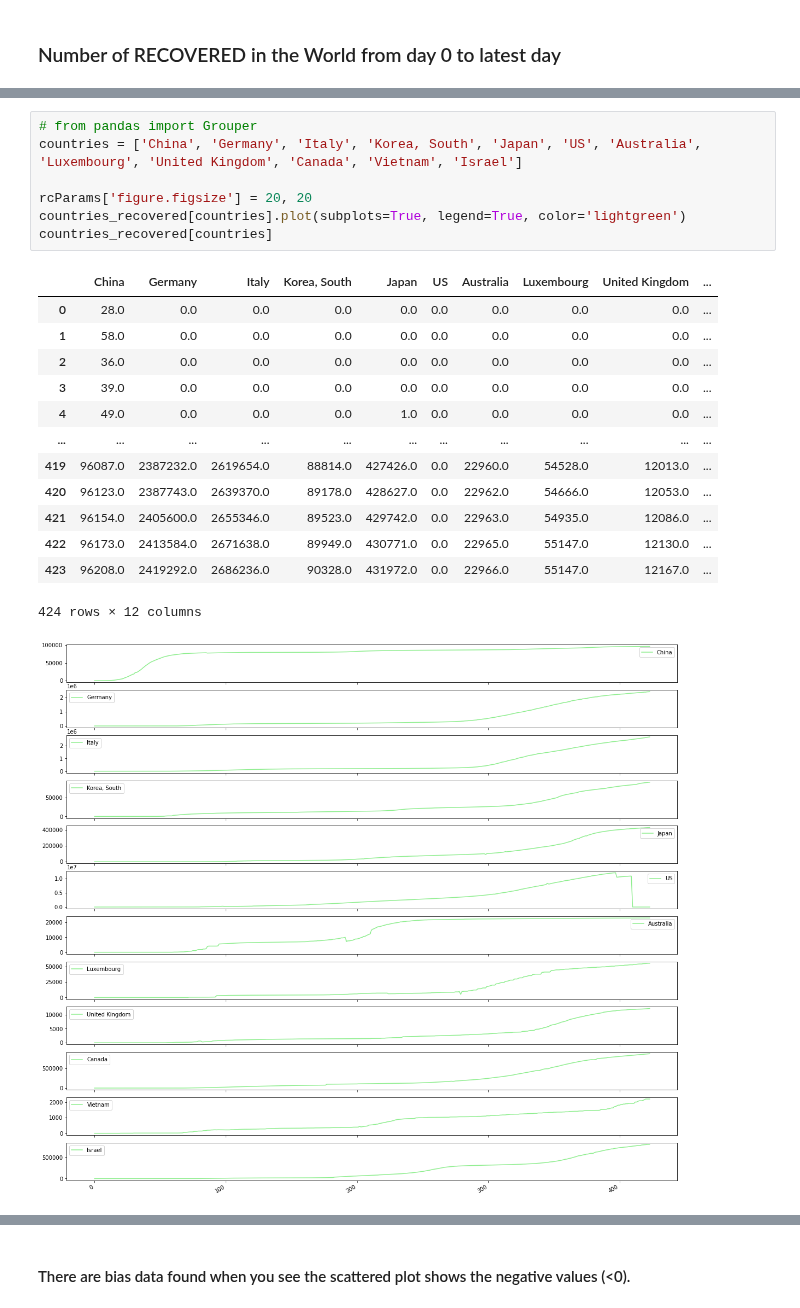
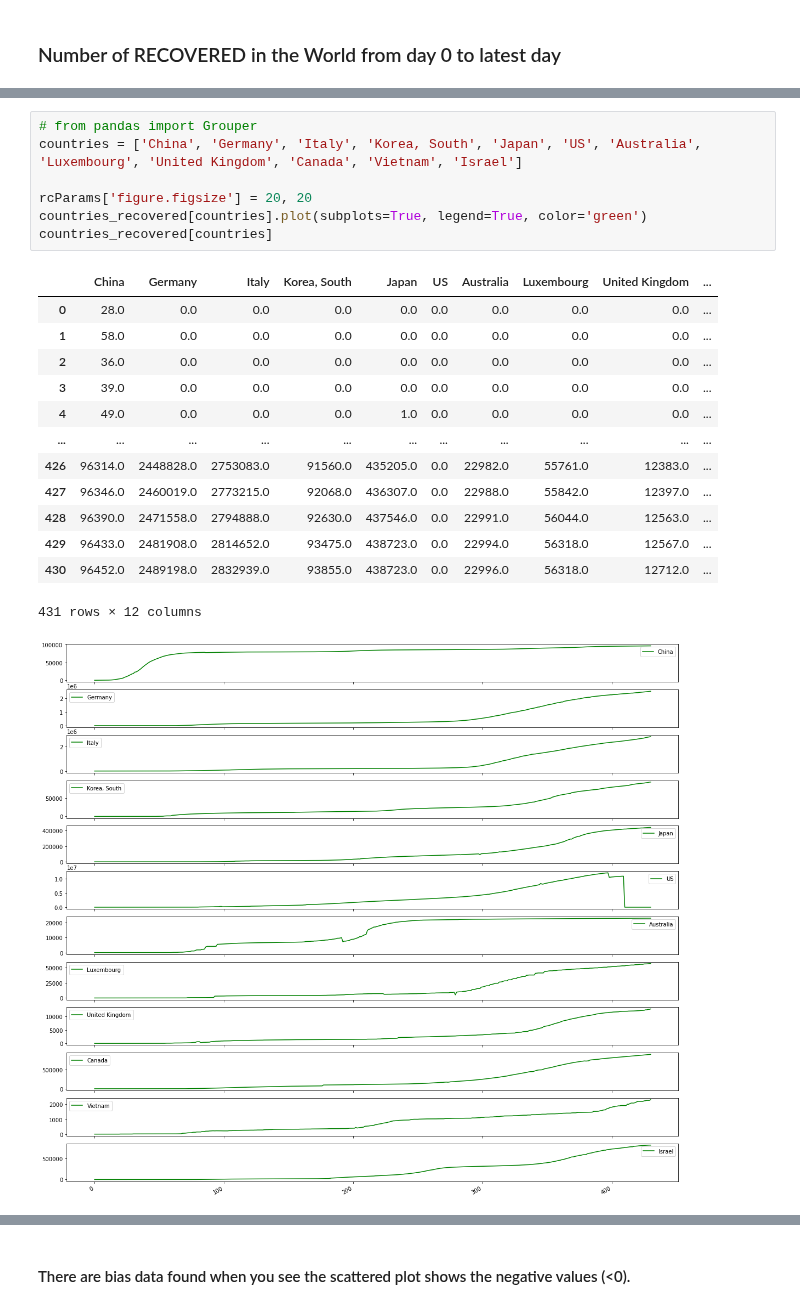
Before and after one commit to lphan/ML-Practices, a Jupyter notebook: 18_Covid-19/18_Covid-19_recovered.ipynb, the cells around one changed output, grey strips where cells are left out. Drawn from its saved outputs; the diff is of its cells as text.

```diff
--- a/18_Covid-19/18_Covid-19_recovered.ipynb
+++ b/18_Covid-19/18_Covid-19_recovered.ipynb
@@ -86,25 +86,25 @@ Highest Ratio until now (%):  69.75
 # %%
 # from pandas import Grouper
 countries = ['China', 'Germany', 'Italy', 'Korea, South', 'Japan', 'US', 'Australia', 'Luxembourg', 'United Kingdom', 'Canada', 'Vietnam', 'Israel']
 
 rcParams['figure.figsize'] = 20, 20
-countries_recovered[countries].plot(subplots=True, legend=True, color='lightgreen')
+countries_recovered[countries].plot(subplots=True, legend=True, color='green')
 countries_recovered[countries]
 # %% [output]
 |  | China | Germany | Italy | Korea, South | Japan | US | Australia | Luxembourg | United Kingdom | ... |
 | 0 | 28.0 | 0.0 | 0.0 | 0.0 | 0.0 | 0.0 | 0.0 | 0.0 | 0.0 | ... |
 | 1 | 58.0 | 0.0 | 0.0 | 0.0 | 0.0 | 0.0 | 0.0 | 0.0 | 0.0 | ... |
 | 2 | 36.0 | 0.0 | 0.0 | 0.0 | 0.0 | 0.0 | 0.0 | 0.0 | 0.0 | ... |
 | 3 | 39.0 | 0.0 | 0.0 | 0.0 | 0.0 | 0.0 | 0.0 | 0.0 | 0.0 | ... |
 | 4 | 49.0 | 0.0 | 0.0 | 0.0 | 1.0 | 0.0 | 0.0 | 0.0 | 0.0 | ... |
 | ... | ... | ... | ... | ... | ... | ... | ... | ... | ... | ... |
-| 419 | 96087.0 | 2387232.0 | 2619654.0 | 88814.0 | 427426.0 | 0.0 | 22960.0 | 54528.0 | 12013.0 | ... |
-| 420 | 96123.0 | 2387743.0 | 2639370.0 | 89178.0 | 428627.0 | 0.0 | 22962.0 | 54666.0 | 12053.0 | ... |
-| 421 | 96154.0 | 2405600.0 | 2655346.0 | 89523.0 | 429742.0 | 0.0 | 22963.0 | 54935.0 | 12086.0 | ... |
-| 422 | 96173.0 | 2413584.0 | 2671638.0 | 89949.0 | 430771.0 | 0.0 | 22965.0 | 55147.0 | 12130.0 | ... |
-| 423 | 96208.0 | 2419292.0 | 2686236.0 | 90328.0 | 431972.0 | 0.0 | 22966.0 | 55147.0 | 12167.0 | ... |
+| 426 | 96314.0 | 2448828.0 | 2753083.0 | 91560.0 | 435205.0 | 0.0 | 22982.0 | 55761.0 | 12383.0 | ... |
+| 427 | 96346.0 | 2460019.0 | 2773215.0 | 92068.0 | 436307.0 | 0.0 | 22988.0 | 55842.0 | 12397.0 | ... |
+| 428 | 96390.0 | 2471558.0 | 2794888.0 | 92630.0 | 437546.0 | 0.0 | 22991.0 | 56044.0 | 12563.0 | ... |
+| 429 | 96433.0 | 2481908.0 | 2814652.0 | 93475.0 | 438723.0 | 0.0 | 22994.0 | 56318.0 | 12567.0 | ... |
+| 430 | 96452.0 | 2489198.0 | 2832939.0 | 93855.0 | 438723.0 | 0.0 | 22996.0 | 56318.0 | 12712.0 | ... |
-424 rows × 12 columns
+431 rows × 12 columns
-[figure, old version]
+[figure, new version]
 # %%
 countriesdf = pd.DataFrame(columns=countries, index=['Last day Increasing', 'Total Recovered until yesterday', 'Highest Number'])
 
```
Also changed, not shown: parts of 6 cells of this notebook, 18 other files.
